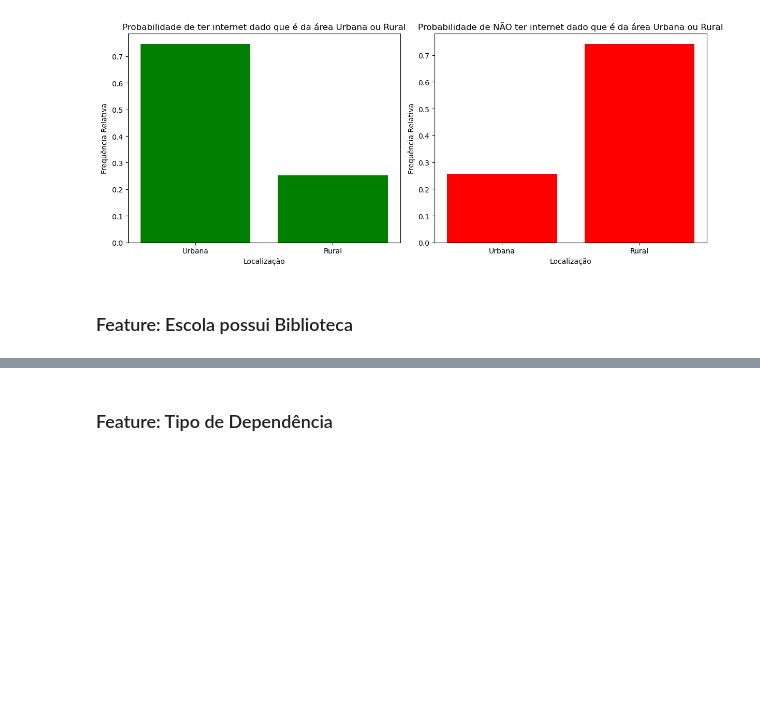
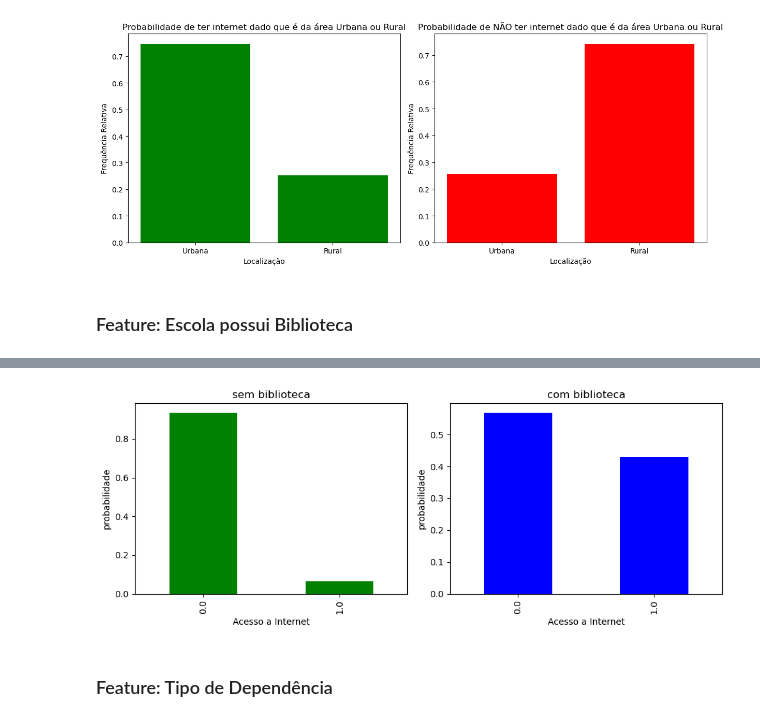
Before and after one commit to joaolindenberg/P2_CEDA2, a Jupyter notebook: main.ipynb, the cells around one changed output, grey strips where cells are left out. Drawn from its saved outputs; the diff is of its cells as text; code cells hidden in the pictures; blank space fills up the shorter version.

```diff
--- a/main.ipynb
+++ b/main.ipynb
@@ -334,3 +324,26 @@ cross_table_Biblioteca
+# %%
+p_biblioteca = 0.246086
+# Plote histogramas separados para cada condição de "Biblioteca"
+fig, axes = plt.subplots(nrows=1, ncols=2, figsize=(10, 4))
+
+# Histograma para Biblioteca = 0
+p_internet_dado_sem_biblioteca = cross_table_biblioteca[0] / cross_table_biblioteca[0].sum()
+p_internet_dado_sem_biblioteca.plot(kind='bar', ax=axes[0], color='green')
+axes[0].set_title('sem biblioteca')
+axes[0].set_xlabel('Acesso a Internet')
+axes[0].set_ylabel('probabilidade')
+
+# Histograma para Biblioteca = 1
+p_internet_dado_com_biblioteca = cross_table_biblioteca[1] / p_biblioteca
+p_internet_dado_com_biblioteca.plot(kind='bar', ax=axes[1], color='blue')
+axes[1].set_title('com biblioteca')
+axes[1].set_xlabel('Acesso a Internet')
+axes[1].set_ylabel('probabilidade')
+
+plt.tight_layout()
+plt.show()
+# %% [output]
+[figure, added]
 # %% [markdown]
 ### Feature: Tipo de Dependência
 # %%
```
Also changed, not shown: parts of 4 cells of this notebook.
